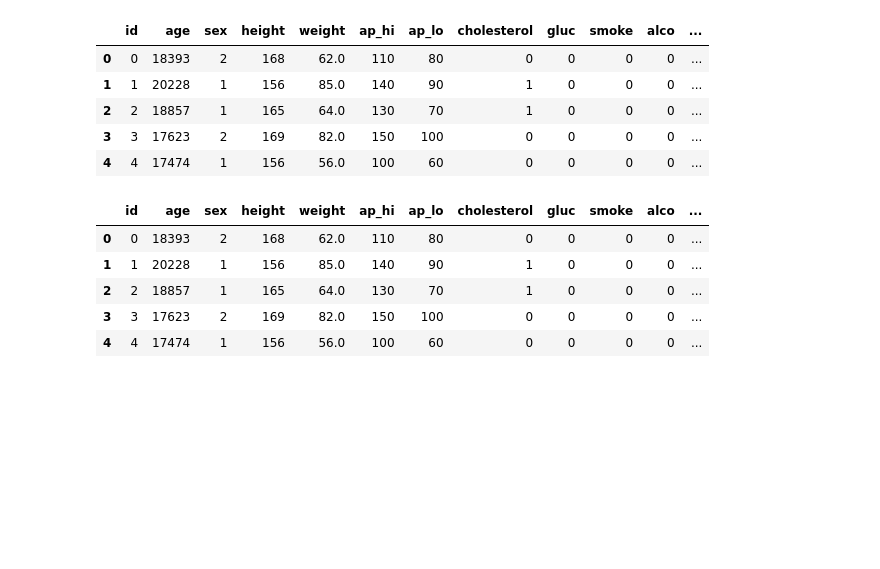
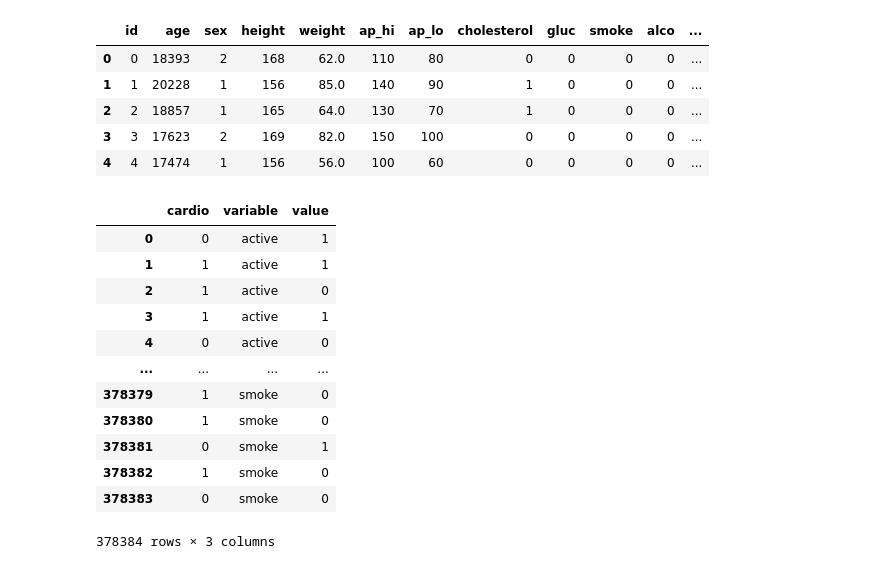
Before and after one commit to cruzcyn/Medical-Data-Visualizer, a Jupyter notebook: notebook.ipynb, the cells around one changed output. Cells and saved outputs as stored; diff of their text form; code cells hidden in the pictures; blank space fills up the shorter version.

```diff
--- a/notebook.ipynb
+++ b/notebook.ipynb
@@ -84,16 +45,20 @@ df.head()
 | 2 | 2 | 18857 | 1 | 165 | 64.0 | 130 | 70 | 1 | 0 | 0 | 0 | ... |
 | 3 | 3 | 17623 | 2 | 169 | 82.0 | 150 | 100 | 0 | 0 | 0 | 0 | ... |
 | 4 | 4 | 17474 | 1 | 156 | 56.0 | 100 | 60 | 0 | 0 | 0 | 0 | ... |
-# %%
-good_categories = ["active", "cardio"]
-for cat in good_categories:
-    df[cat] = np.where(df[cat] == 1, 0, 1)
-
-df.head()
-# %% [output]
-|  | id | age | sex | height | weight | ap_hi | ap_lo | cholesterol | gluc | smoke | alco | ... |
-| 0 | 0 | 18393 | 2 | 168 | 62.0 | 110 | 80 | 0 | 0 | 0 | 0 | ... |
-| 1 | 1 | 20228 | 1 | 156 | 85.0 | 140 | 90 | 1 | 0 | 0 | 0 | ... |
-| 2 | 2 | 18857 | 1 | 165 | 64.0 | 130 | 70 | 1 | 0 | 0 | 0 | ... |
-| 3 | 3 | 17623 | 2 | 169 | 82.0 | 150 | 100 | 0 | 0 | 0 | 0 | ... |
-| 4 | 4 | 17474 | 1 | 156 | 56.0 | 100 | 60 | 0 | 0 | 0 | 0 | ... |
+# %%
+df_cat = pd.melt(df, id_vars=["cardio"], value_vars=["active", "alco", "cholesterol", "gluc", "overweight", "smoke"])
+df_cat
+# %% [output]
+|  | cardio | variable | value |
+| 0 | 0 | active | 1 |
+| 1 | 1 | active | 1 |
+| 2 | 1 | active | 0 |
+| 3 | 1 | active | 1 |
+| 4 | 0 | active | 0 |
+| ... | ... | ... | ... |
+| 378379 | 1 | smoke | 0 |
+| 378380 | 1 | smoke | 0 |
+| 378381 | 0 | smoke | 1 |
+| 378382 | 1 | smoke | 0 |
+| 378383 | 0 | smoke | 0 |
+378384 rows × 3 columns
```
Also changed, not shown: parts of 7 cells of this notebook, 1 other file.
